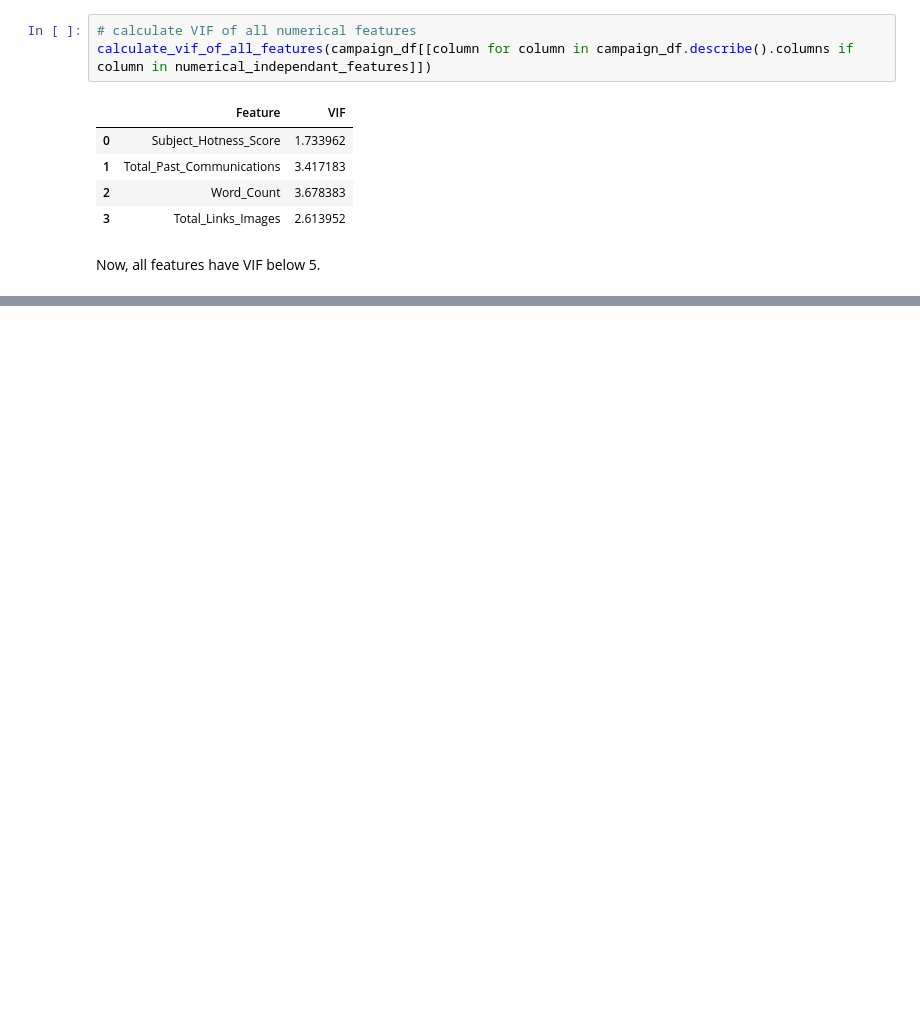
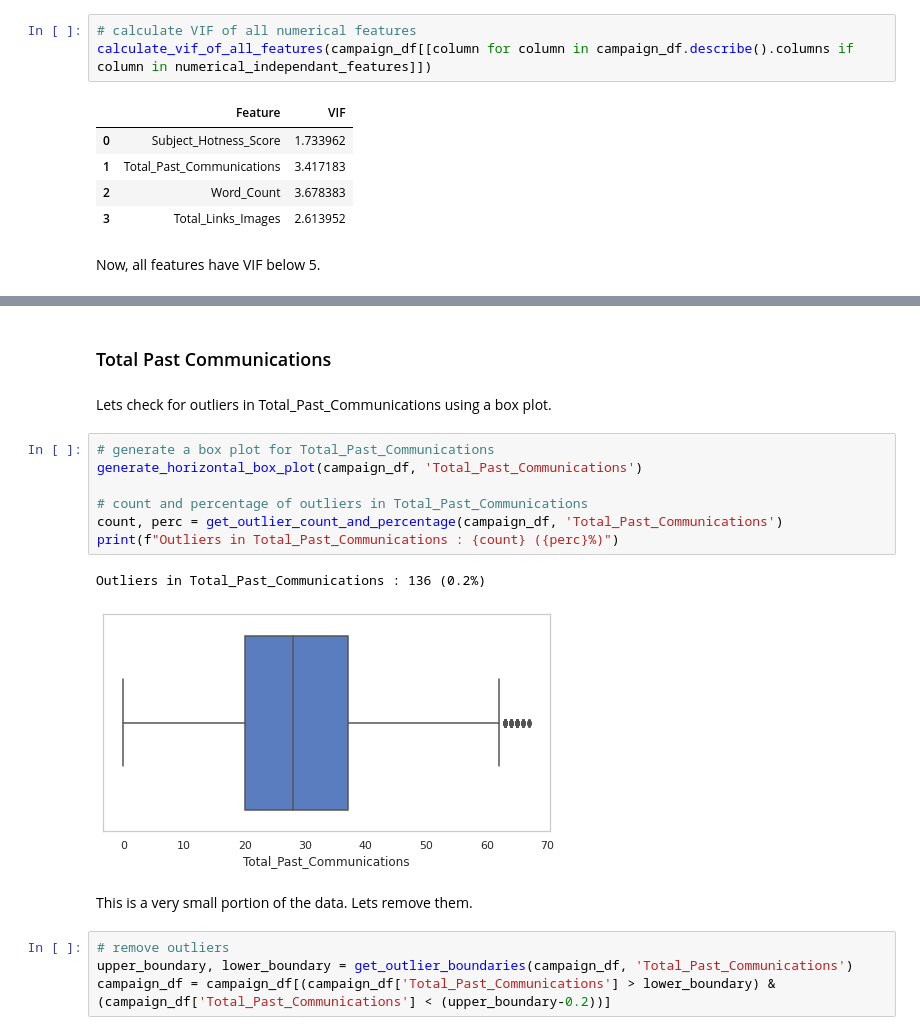
Before and after one commit to connect-midhunr/email-campaign-effectiveness-prediction, a Jupyter notebook: Email_Campaign_Effectiveness_Prediction_Capstone_Project.ipynb, the cells around one changed output, grey strips where cells are left out. Drawn from its saved outputs; the diff is of its cells as text; blank space fills up the shorter version.

```diff
--- a/Email_Campaign_Effectiveness_Prediction_Capstone_Project.ipynb
+++ b/Email_Campaign_Effectiveness_Prediction_Capstone_Project.ipynb
@@ -648,0 +676,20 @@ Now, all features have VIF below 5.
+# %% [markdown]
+### Total Past Communications
+# %% [markdown]
+Lets check for outliers in Total_Past_Communications using a box plot.
+# %%
+# generate a box plot for Total_Past_Communications
+generate_horizontal_box_plot(campaign_df, 'Total_Past_Communications')
+
+# count and percentage of outliers in Total_Past_Communications
+count, perc = get_outlier_count_and_percentage(campaign_df, 'Total_Past_Communications')
+print(f"Outliers in Total_Past_Communications : {count} ({perc}%)")
+# %% [output]
+Outliers in Total_Past_Communications : 136 (0.2%)
+[figure, added]
+# %% [markdown]
+This is a very small portion of the data. Lets remove them.
+# %%
+# remove outliers
+upper_boundary, lower_boundary = get_outlier_boundaries(campaign_df, 'Total_Past_Communications')
+campaign_df = campaign_df[(campaign_df['Total_Past_Communications'] > lower_boundary) & (campaign_df['Total_Past_Communications'] < (upper_boundary-0.2))]
```
Also changed, not shown: parts of 40 cells of this notebook.
